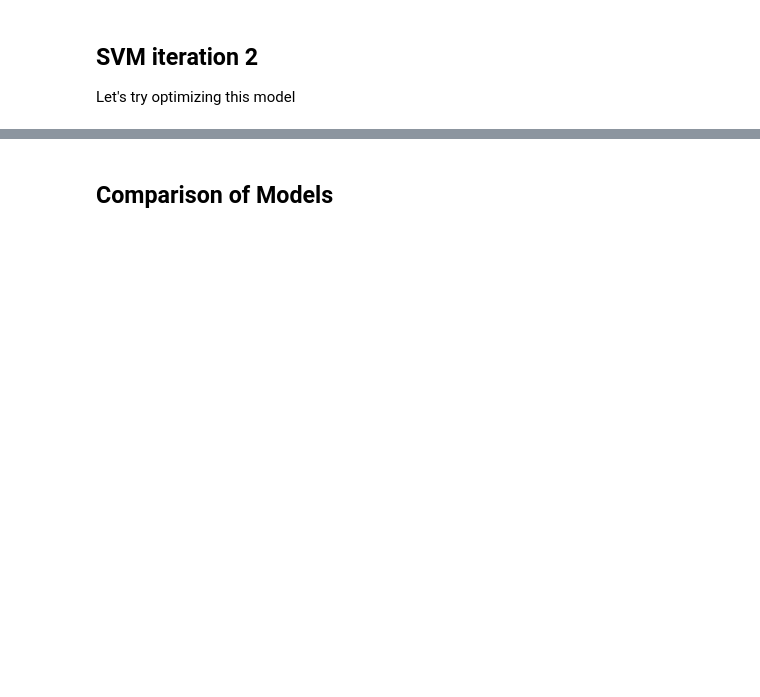
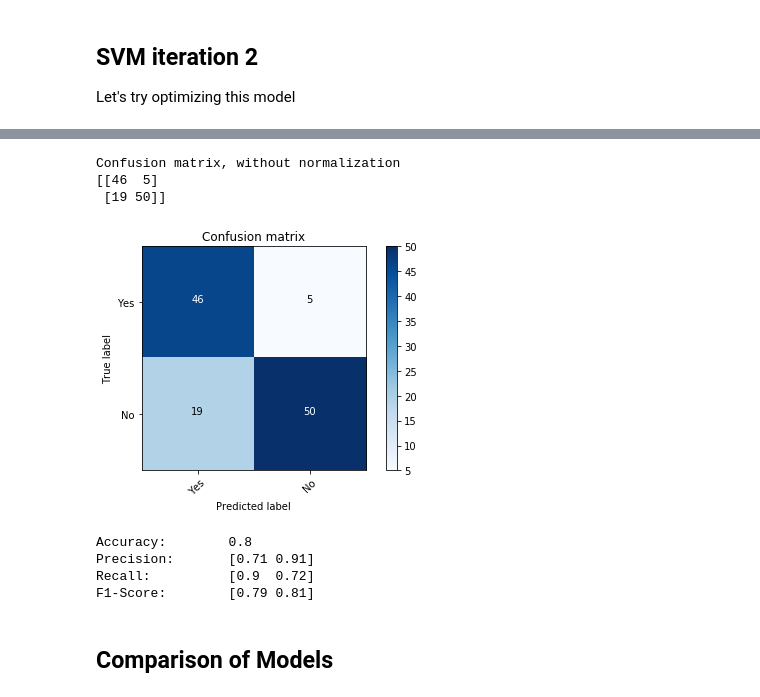
Before and after one commit to Julia-Hammerer/AppliedStatistics, a Jupyter notebook: notebooks/Car_Classification.ipynb, the cells around one changed output, grey strips where cells are left out. Drawn from its saved outputs; the diff is of its cells as text; code cells hidden in the pictures; blank space fills up the shorter version.

```diff
--- a/notebooks/Car_Classification.ipynb
+++ b/notebooks/Car_Classification.ipynb
@@ -266,0 +516,36 @@ opt_models.append(("SVM", pipe_svm2.steps[1][1]))
+# %%
+param_test = {
+ 'max_depth':[4,5,6],
+ 'min_child_weight':[4,5,6],
+ 'colsample_bytree':[0.1,0.4,0.6],
+}
+
+gsearch = GridSearchCV(estimator = XGBClassifier(learning_rate=0.1, n_estimators=140, max_depth=5,
+                         min_child_weight=2, gamma=0, subsample=0.8, colsample_bytree=0.8,
+                         objective= 'binary:logistic', nthread=4, scale_pos_weight=1,seed=27),
+                         param_grid = param_test,n_jobs=4,iid=False, cv=5)
+# %%
+model2 = gsearch.fit(X_train, y_train)
+# %%
+y_pred = model2.predict(X_test)
+# %%
+class_names = ('Yes','No')
+
+confusion_mat = confusion_matrix(y_test, y_pred)
+#print(confusion_mat)
+plot_confusion_matrix(confusion_mat, classes=class_names, title='Confusion matrix')
+# %% [output]
+Confusion matrix, without normalization
+[[46  5]
+ [19 50]]
+[figure, added]
+# %%
+print ("Accuracy:       ",accuracy_score(y_test, y_pred))
+print ("Precision:      ",precision_score(y_test, y_pred,average=None))
+print ("Recall:         ",recall_score(y_test, y_pred,average=None))
+print ("F1-Score:       ",f1_score(y_test, y_pred,average=None))
+# %% [output]
+Accuracy:        0.8
+Precision:       [0.71 0.91]
+Recall:          [0.9  0.72]
+F1-Score:        [0.79 0.81]
```
Also changed, not shown: parts of 48 cells of this notebook, 17 other files.
